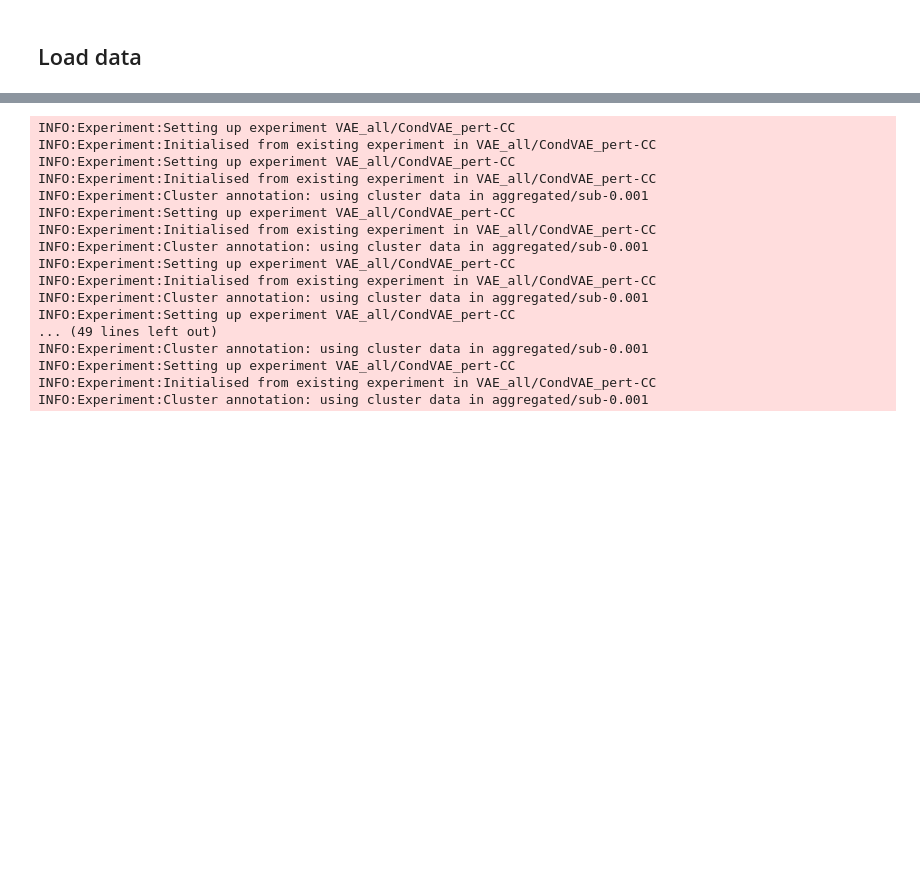
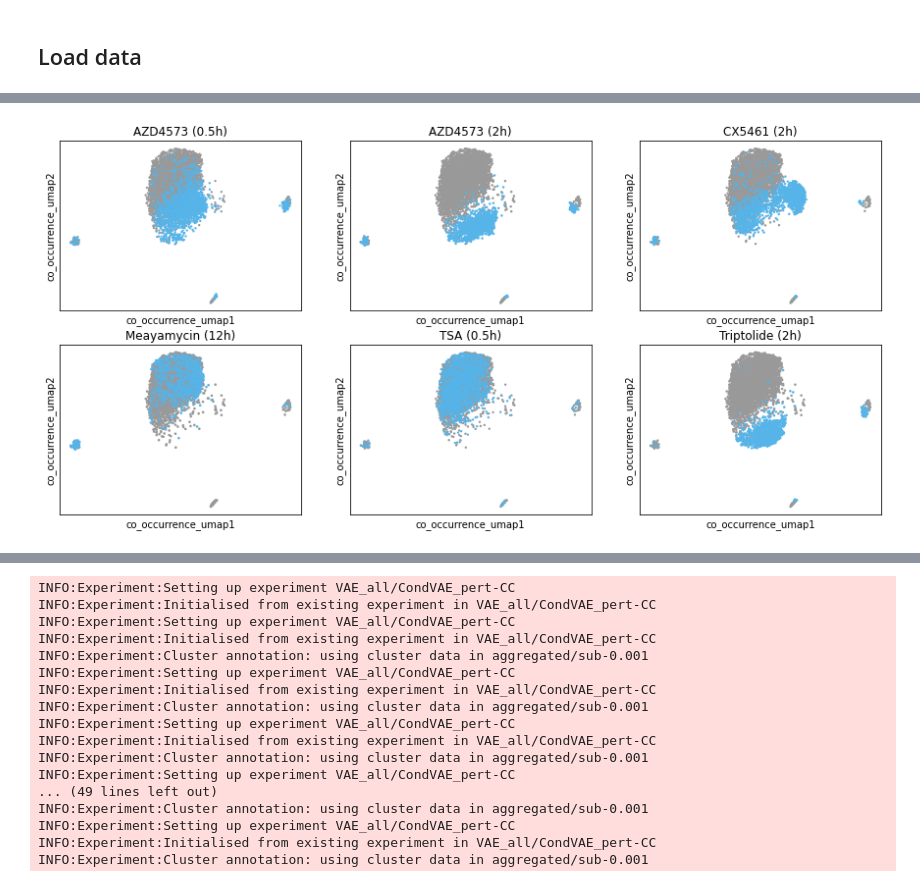
Before and after one commit to theislab/campa_ana, a Jupyter notebook: figures/fig3_perturbation_comparison.ipynb, the cells around one changed output, grey strips where cells are left out. Cells and saved outputs as stored; diff of their text form; code cells hidden in the pictures; blank space fills up the shorter version.

```diff
--- a/figures/fig3_perturbation_comparison.ipynb
+++ b/figures/fig3_perturbation_comparison.ipynb
@@ -89,0 +153,15 @@ AnnData object with n_obs × n_vars = 557 × 34
+# %%
+fig, axes = plt.subplots(2,3, figsize=(15,7))
+i = 0
+for p in adata.obs['perturbation_plot'].cat.categories:
+    if p == 'unperturbed':
+        continue
+    ax = axes.flat[i]
+    i += 1
+    tmp = adata[adata.obs['perturbation_plot'].isin(['unperturbed', p])]
+    tmp.obs[p] = (tmp.obs['perturbation_plot'] == p).astype('category')
+    tmp.uns[f'{p}_colors'] = ["#999999", "#56B4E9"]
+
+    sc.pl.scatter(tmp, color=p, basis='co_occurrence_umap', ax=ax, show=False, legend_loc='none')
+# %% [output]
+[figure, added]
```
Also changed, not shown: parts of 17 cells of this notebook.
